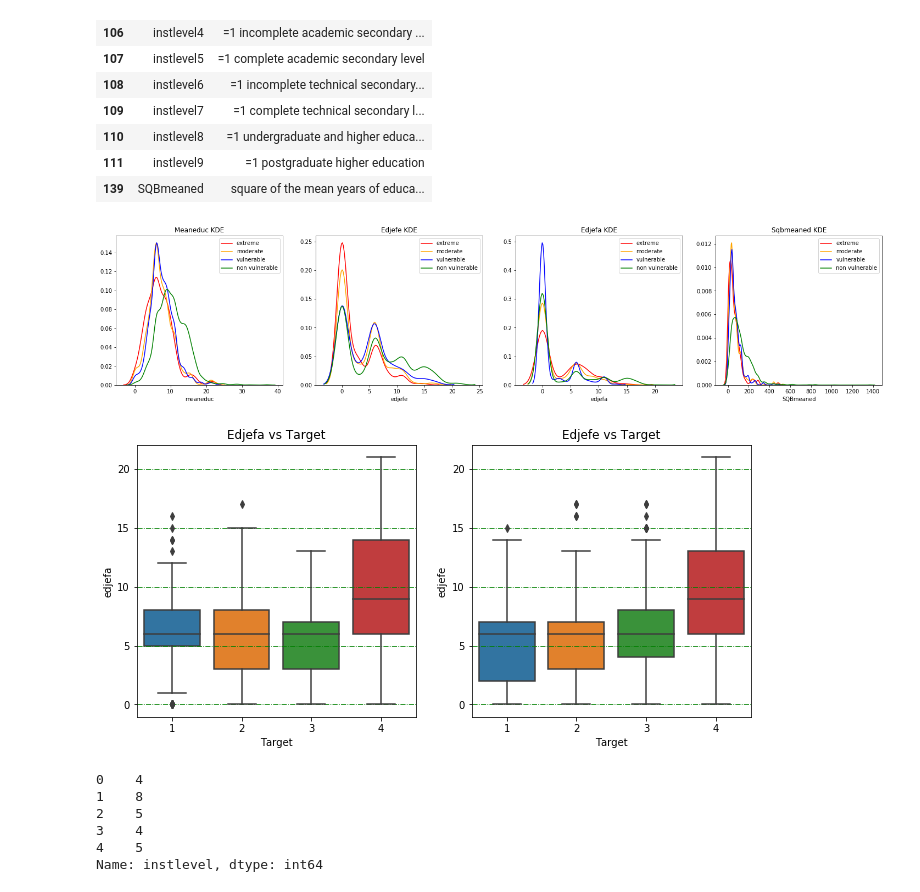
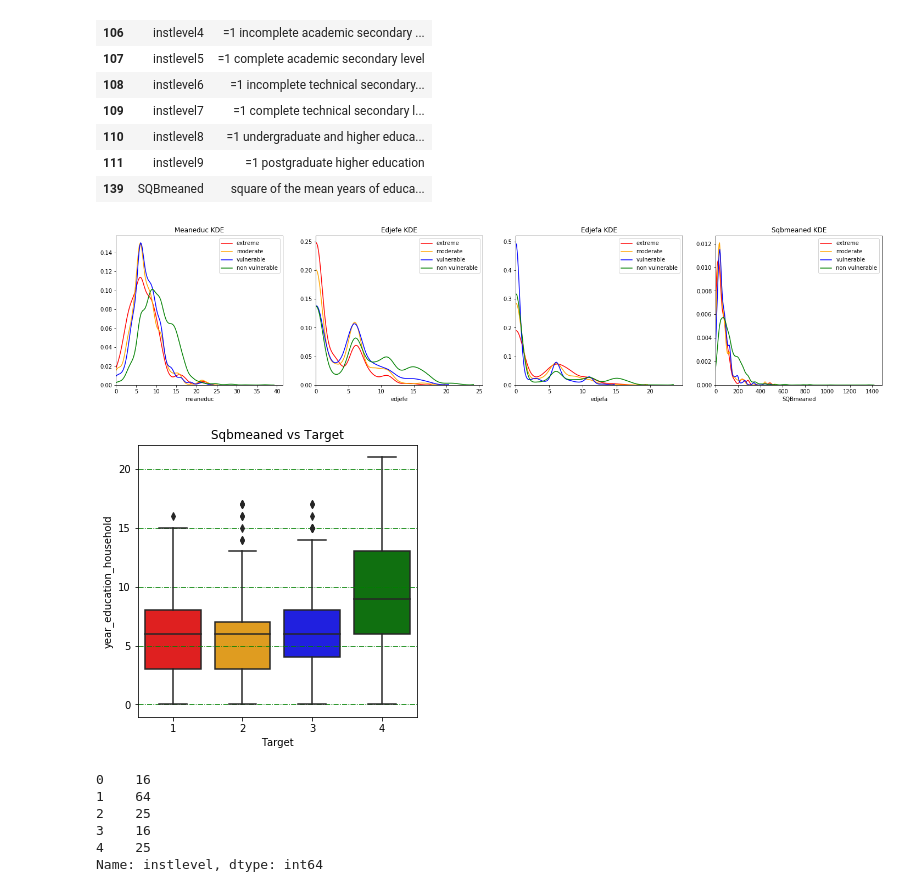
Before and after one commit to zhaomh1998/ece143, a Jupyter notebook: education part.ipynb, the cells around one changed output. Saved outputs shown, nothing was run; the diff lists cells and outputs as text; code cells hidden in the pictures.

```diff
--- a/education part.ipynb
+++ b/education part.ipynb
@@ -87,26 +86,28 @@ for i, col in enumerate(['meaneduc','edjefe','edjefa','SQBmeaned']):
 
     plt.title('%s KDE'%(col.capitalize()))
     plt.xlabel('%s'%col)
+    ax.set_xlim(0)
 
 # from the plot, we find that: There were a significant positive correlation between target and years of education of adult
 # %% [output]
-[figure, old version]
+[figure, new version]
 # %%
 #secondly, using boxplot to find relationship between edjefe,edjefa and target.
 #edjefe:years of education of male head of household    edjefa:years of education of female head of household
 #key point: household, male, female
 plt.figure(figsize = (11, 5))
 household = train[train['parentesco1'] == 1].copy()
+household['year_education_household'] = household['edjefa'] + household['edjefe']
 
-for i, col in enumerate([ 'edjefa', 'edjefe']):
-    ax = plt.subplot(1, 2,i+1)
-    # boxplot colored by `Target`
-    sns.boxplot(x = 'Target', y = col , data = household.loc[household['male'] == i])
-    plt.title('%s vs Target'%(col.capitalize()))
-    plt.grid(axis = 'y', color = 'green', linestyle ='-.')
+ax = plt.subplot(1, 2, 1)
+# boxplot colored by `Target`
+sns.boxplot(x = 'Target', y = household['year_education_household'] , data = household , palette = colors)
+plt.title('%s vs Target'%(col.capitalize()))
+plt.grid(axis = 'y', color = 'green', linestyle ='-.')
+
 
 #from the plot, we can get two conclusion:
 #(1) There were a significant positive correlation between target and years of education of household
 #(2) In every poverty-level family, the average years of education of female is a little bit larger that male's.
 # %% [output]
-[figure, old version]
+[figure, new version]
@@ -122,15 +127,15 @@ instlevel7 = train.pop('instlevel7')
 instlevel8 = train.pop('instlevel8')
 instlevel9 = train.pop('instlevel9')
 # %%
-instlevel = instlevel1+2*instlevel2+3*instlevel3+4*instlevel4+5*instlevel5+6*instlevel6+7*instlevel7+8*instlevel8+9*instlevel9
+instlevel = (instlevel1+2*instlevel2+3*instlevel3+4*instlevel4+5*instlevel5+6*instlevel6+7*instlevel7+8*instlevel8+9*instlevel9)**2
 train.insert(0,'instlevel',instlevel)
 train['instlevel'].head()
 # %% [output]
-0    4
-1    8
-2    5
-3    4
-4    5
+0    16
+1    64
+2    25
+3    16
+4    25
 Name: instlevel, dtype: int64
 # %%
 plt.figure(figsize = (20, 5))
```
Also changed, not shown: parts of 14 cells of this notebook.
